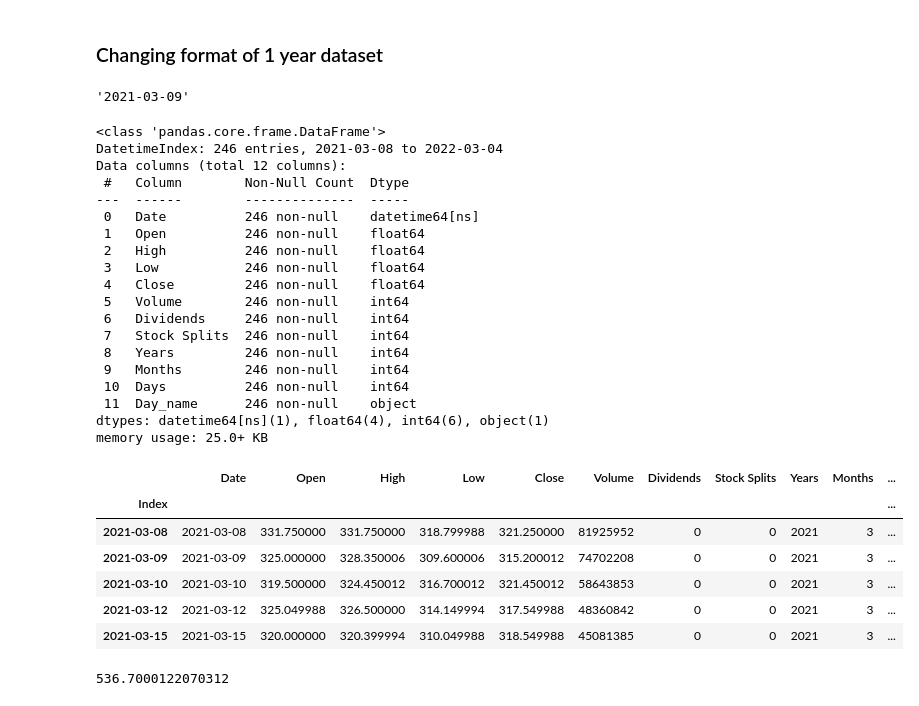
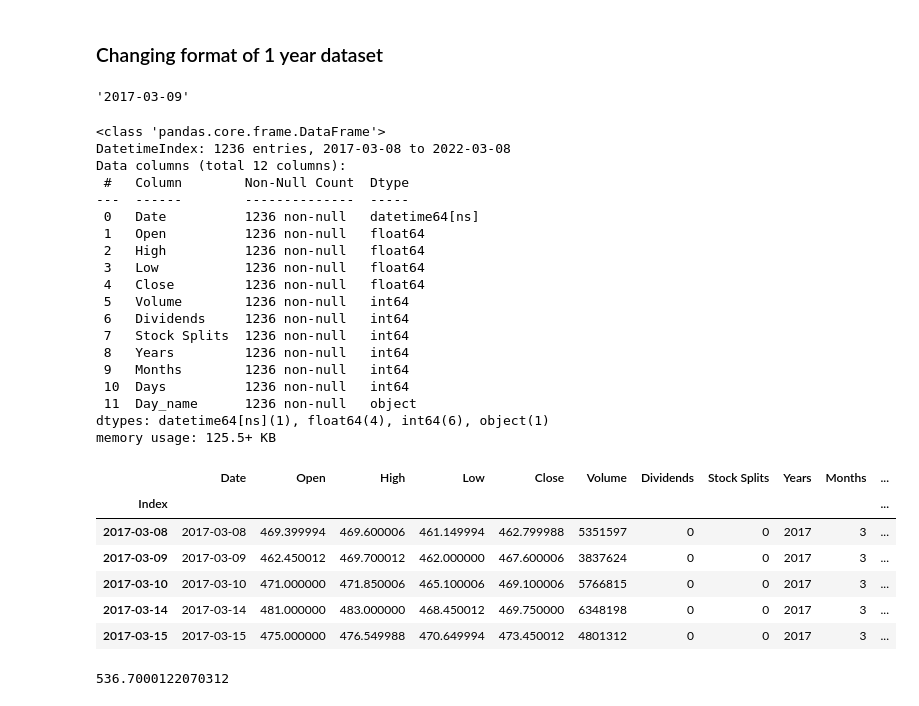
Before and after one commit to piyumaha12/Stock_Prediction, a Jupyter notebook: Program/yfinance_EDA_and_Feature_Engineering.ipynb, the cells around one changed output. Cells and saved outputs as stored; diff of their text form; code cells hidden in the pictures.

```diff
--- a/Program/yfinance_EDA_and_Feature_Engineering.ipynb
+++ b/Program/yfinance_EDA_and_Feature_Engineering.ipynb
@@ -114,7 +114,7 @@ To save dataset
 # %%
 # (t.index[1:]-t.index[:-1]).value_counts()
 # %%
-tatamotors_1year = pd.read_csv(os.path.join(CSV_PATH,'Tatamotors_1years.csv'))
+tatamotors_5year = pd.read_csv(os.path.join(CSV_PATH,'Tatamotors_5years.csv'))
 tatamotors_2m = pd.read_csv(os.path.join(CSV_PATH+'Tatamotors_2m.csv'))
 # %% [markdown]
 ## <span><center style = 'background-color:#922b21; color:white' >Visualizing datasets</center></span>
@@ -152,50 +152,50 @@ tatamotors_1year.head()
 # %% [markdown]
 ### Changing format of 1 year dataset
 # %%
-tatamotors_1year.Date[1]
+tatamotors_5year.Date[1]
 # %% [output]
-'2021-03-09'
+'2017-03-09'
 # %%
-# tatamotors_1year['Date_1'] = tatamotors_1year.Date
-tatamotors_1year['Date'] = pd.to_datetime(tatamotors_1year.Date)
-tatamotors_1year['Index'] = tatamotors_1year.Date
-tatamotors_1year=tatamotors_1year.set_index('Index')
-# tatamotors_1year['Date']=tatamotors_1year.Date.astype('datetime64')
+# tatamotors_5year['Date_1'] = tatamotors_5year.Date
+tatamotors_5year['Date'] = pd.to_datetime(tatamotors_5year.Date)
+tatamotors_5year['Index'] = tatamotors_5year.Date
+tatamotors_5year=tatamotors_5year.set_index('Index')
+# tatamotors_5year['Date']=tatamotors_5year.Date.astype('datetime64')
 # %%
-tatamotors_1year['Years'] = tatamotors_1year.Date.dt.year
-tatamotors_1year['Months'] = tatamotors_1year.Date.dt.month
-tatamotors_1year['Days'] = tatamotors_1year.Date.dt.day
-tatamotors_1year['Day_name'] = tatamotors_1year.Date.dt.day_name()
+tatamotors_5year['Years'] = tatamotors_5year.Date.dt.year
+tatamotors_5year['Months'] = tatamotors_5year.Date.dt.month
+tatamotors_5year['Days'] = tatamotors_5year.Date.dt.day
+tatamotors_5year['Day_name'] = tatamotors_5year.Date.dt.day_name()
 # %%
-tatamotors_1year.info()
+tatamotors_5year.info()
 # %% [output]
 <class 'pandas.core.frame.DataFrame'>
-DatetimeIndex: 246 entries, 2021-03-08 to 2022-03-04
+DatetimeIndex: 1236 entries, 2017-03-08 to 2022-03-08
 Data columns (total 12 columns):
  #   Column        Non-Null Count  Dtype
 ---  ------        --------------  -----
- 0   Date          246 non-null    datetime64[ns]
- 1   Open          246 non-null    float64
- 2   High          246 non-null    float64
- 3   Low           246 non-null    float64
- 4   Close         246 non-null    float64
- 5   Volume        246 non-null    int64
- 6   Dividends     246 non-null    int64
- 7   Stock Splits  246 non-null    int64
- 8   Years         246 non-null    int64
- 9   Months        246 non-null    int64
- 10  Days          246 non-null    int64
- 11  Day_name      246 non-null    object
+ 0   Date          1236 non-null   datetime64[ns]
+ 1   Open          1236 non-null   float64
+ 2   High          1236 non-null   float64
+ 3   Low           1236 non-null   float64
+ 4   Close         1236 non-null   float64
+ 5   Volume        1236 non-null   int64
+ 6   Dividends     1236 non-null   int64
+ 7   Stock Splits  1236 non-null   int64
+ 8   Years         1236 non-null   int64
+ 9   Months        1236 non-null   int64
+ 10  Days          1236 non-null   int64
+ 11  Day_name      1236 non-null   object
 dtypes: datetime64[ns](1), float64(4), int64(6), object(1)
-memory usage: 25.0+ KB
+memory usage: 125.5+ KB
 # %%
-tatamotors_1year.head()
+tatamotors_5year.head()
 # %% [output]
 |  | Date | Open | High | Low | Close | Volume | Dividends | Stock Splits | Years | Months | ... |
 | Index |  |  |  |  |  |  |  |  |  |  | ... |
-| 2021-03-08 | 2021-03-08 | 331.750000 | 331.750000 | 318.799988 | 321.250000 | 81925952 | 0 | 0 | 2021 | 3 | ... |
-| 2021-03-09 | 2021-03-09 | 325.000000 | 328.350006 | 309.600006 | 315.200012 | 74702208 | 0 | 0 | 2021 | 3 | ... |
-| 2021-03-10 | 2021-03-10 | 319.500000 | 324.450012 | 316.700012 | 321.450012 | 58643853 | 0 | 0 | 2021 | 3 | ... |
-| 2021-03-12 | 2021-03-12 | 325.049988 | 326.500000 | 314.149994 | 317.549988 | 48360842 | 0 | 0 | 2021 | 3 | ... |
-| 2021-03-15 | 2021-03-15 | 320.000000 | 320.399994 | 310.049988 | 318.549988 | 45081385 | 0 | 0 | 2021 | 3 | ... |
+| 2017-03-08 | 2017-03-08 | 469.399994 | 469.600006 | 461.149994 | 462.799988 | 5351597 | 0 | 0 | 2017 | 3 | ... |
+| 2017-03-09 | 2017-03-09 | 462.450012 | 469.700012 | 462.000000 | 467.600006 | 3837624 | 0 | 0 | 2017 | 3 | ... |
+| 2017-03-10 | 2017-03-10 | 471.000000 | 471.850006 | 465.100006 | 469.100006 | 5766815 | 0 | 0 | 2017 | 3 | ... |
+| 2017-03-14 | 2017-03-14 | 481.000000 | 483.000000 | 468.450012 | 469.750000 | 6348198 | 0 | 0 | 2017 | 3 | ... |
+| 2017-03-15 | 2017-03-15 | 475.000000 | 476.549988 | 470.649994 | 473.450012 | 4801312 | 0 | 0 | 2017 | 3 | ... |
 # %%
```
Also changed, not shown: parts of 32 cells of this notebook.
